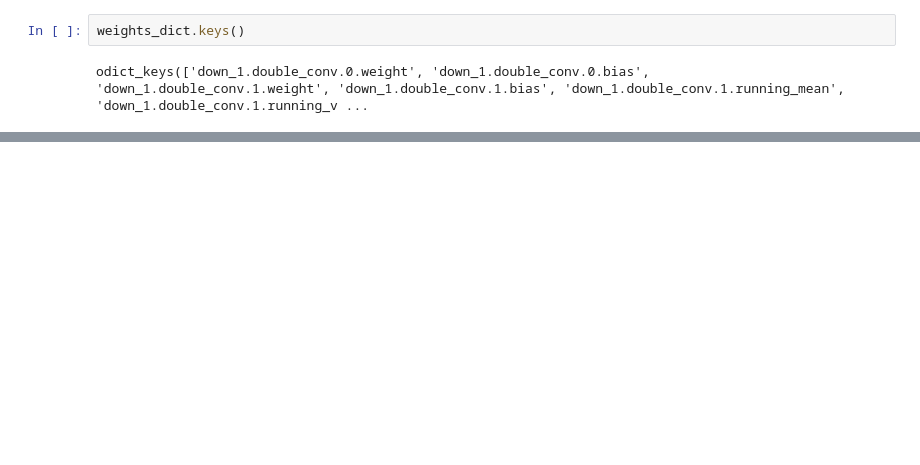
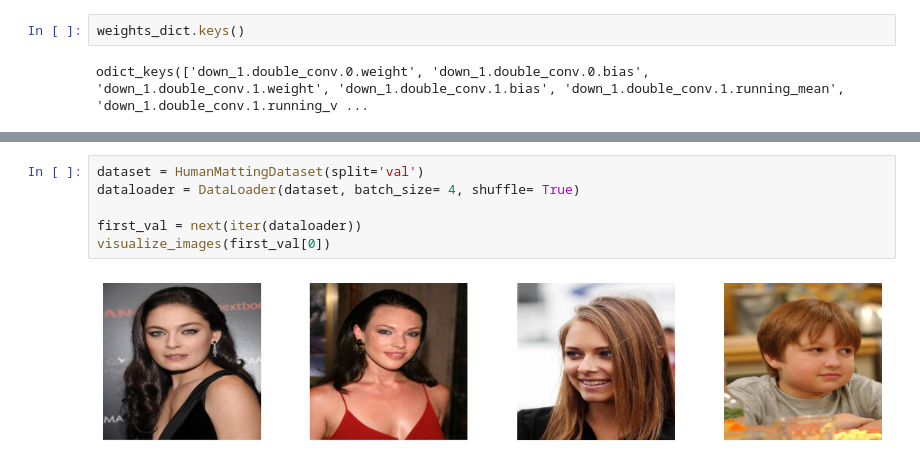
Before and after one commit to callmetandat/Applied-Parallel-Programming, a Jupyter notebook: Check_Dataset.ipynb, the cells around one changed output, grey strips where cells are left out. Saved outputs shown, nothing was run; the diff lists cells and outputs as text; blank space fills up the shorter version.

```diff
--- a/Check_Dataset.ipynb
+++ b/Check_Dataset.ipynb
@@ -104,0 +130,8 @@ torch.Size([64, 3, 3, 3])
+# %%
+dataset = HumanMattingDataset(split='val')
+dataloader = DataLoader(dataset, batch_size= 4, shuffle= True)
+
+first_val = next(iter(dataloader))
+visualize_images(first_val[0])
+# %% [output]
+[figure, added]
```
Also changed, not shown: parts of 27 cells of this notebook, 23 other files.
